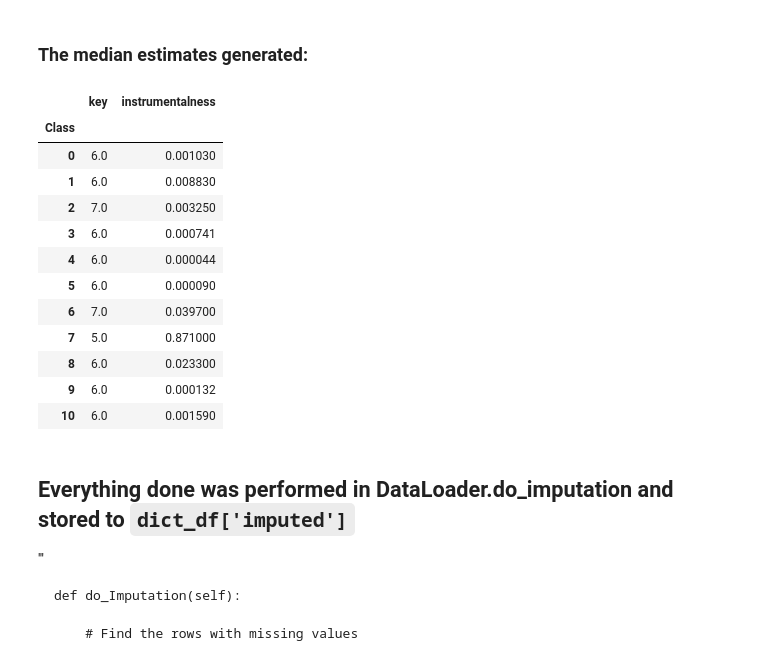
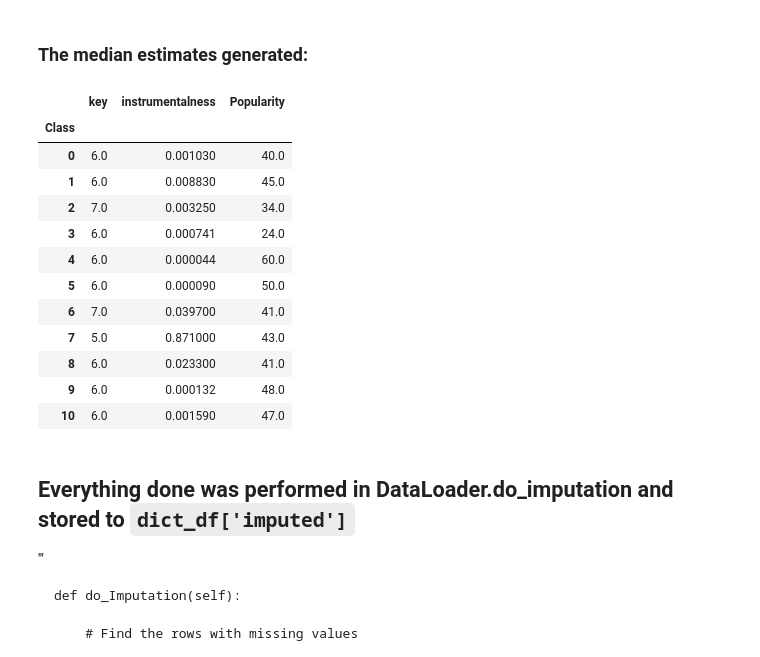
Before and after one commit to CharlesO55/MACHLRN-MP-Music, a Jupyter notebook: 1 Preprocessing.ipynb, the cells around one changed output. Saved outputs shown, nothing was run; the diff lists cells and outputs as text; code cells hidden in the pictures.

```diff
--- a/1 Preprocessing.ipynb
+++ b/1 Preprocessing.ipynb
@@ -239,21 +239,21 @@ Median is less affected by these outliers hence it will be the chosen method.
 # %% [markdown]
 ### The median estimates generated:
 # %%
-dataLoader.dict_df['raw'].groupby('Class')[['key', 'instrumentalness']].median()
+dataLoader.dict_df['raw'].groupby('Class')[['key', 'instrumentalness', 'Popularity']].median()
 # %% [output]
-|  | key | instrumentalness |
-| Class |  |  |
-| 0 | 6.0 | 0.001030 |
-| 1 | 6.0 | 0.008830 |
-| 2 | 7.0 | 0.003250 |
-| 3 | 6.0 | 0.000741 |
-| 4 | 6.0 | 0.000044 |
-| 5 | 6.0 | 0.000090 |
-| 6 | 7.0 | 0.039700 |
-| 7 | 5.0 | 0.871000 |
-| 8 | 6.0 | 0.023300 |
-| 9 | 6.0 | 0.000132 |
-| 10 | 6.0 | 0.001590 |
+|  | key | instrumentalness | Popularity |
+| Class |  |  |  |
+| 0 | 6.0 | 0.001030 | 40.0 |
+| 1 | 6.0 | 0.008830 | 45.0 |
+| 2 | 7.0 | 0.003250 | 34.0 |
+| 3 | 6.0 | 0.000741 | 24.0 |
+| 4 | 6.0 | 0.000044 | 60.0 |
+| 5 | 6.0 | 0.000090 | 50.0 |
+| 6 | 7.0 | 0.039700 | 41.0 |
+| 7 | 5.0 | 0.871000 | 43.0 |
+| 8 | 6.0 | 0.023300 | 41.0 |
+| 9 | 6.0 | 0.000132 | 48.0 |
+| 10 | 6.0 | 0.001590 | 47.0 |
 # %% [markdown]
 ## Everything done was performed in DataLoader.do_imputation and stored to `dict_df['imputed']`
 '''
```
Also changed, not shown: parts of 3 cells of this notebook, 1 other file.
